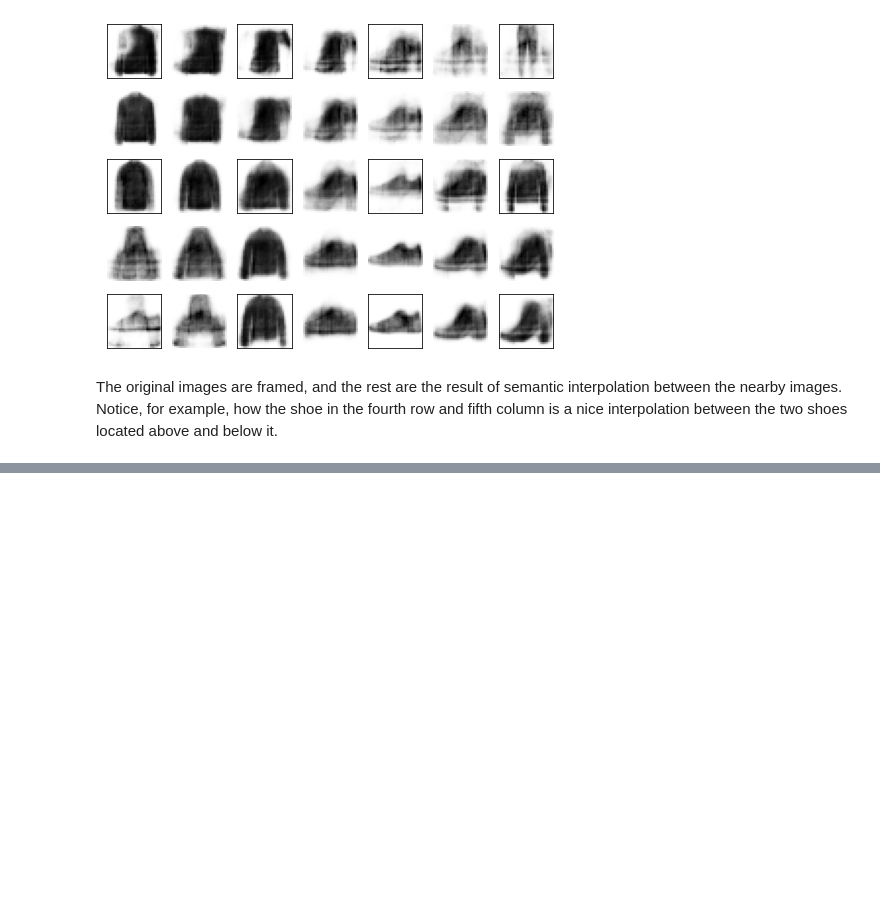
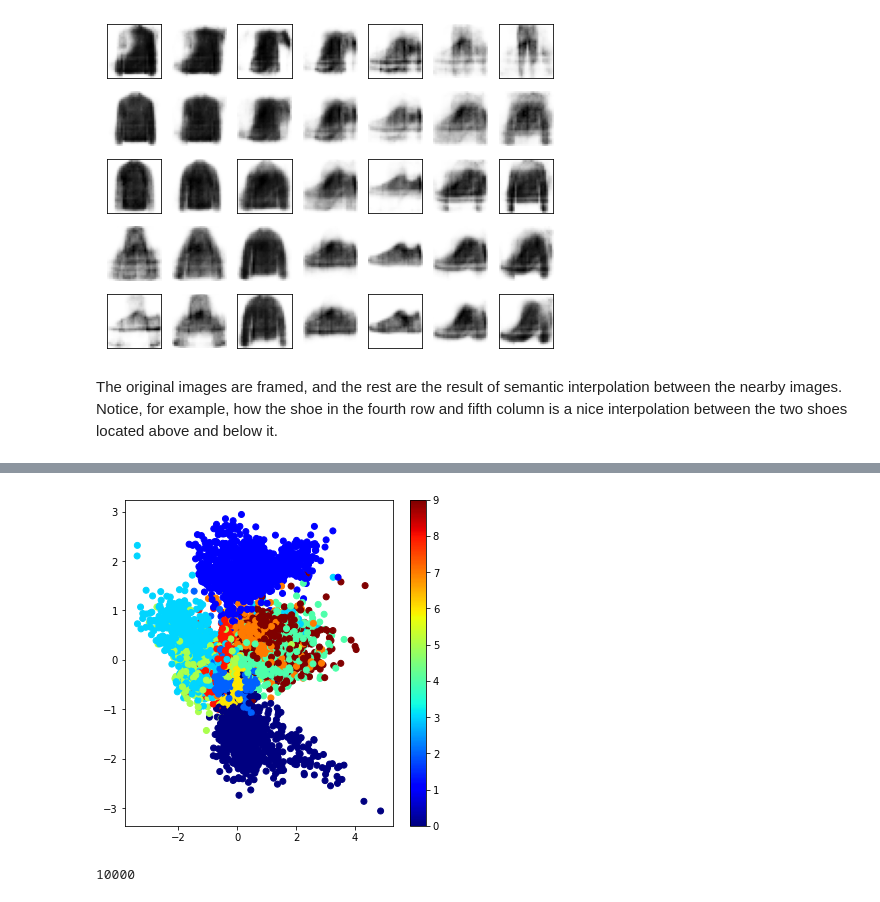
Before and after one commit to nv-hiep/Autoencoders, a Jupyter notebook: Autoencoders_all.ipynb, the cells around one changed output, grey strips where cells are left out. Drawn from its saved outputs; the diff is of its cells as text; code cells hidden in the pictures; blank space fills up the shorter version.

```diff
--- a/Autoencoders_all.ipynb
+++ b/Autoencoders_all.ipynb
@@ -1113,0 +1182,15 @@ The original images are framed, and the rest are the result of semantic interpol
+# %%
+tf.random.set_seed(42)
+np.random.seed(42)
+
+original_dim = 28 * 28
+intermediate_dim = 64
+latent_dim = 2
+
+inputs = Input(shape=(original_dim,))
+h = Dense(intermediate_dim, activation='relu')(inputs)
+
+# Coding mean
+z_mean = Dense(latent_dim)(h)
+# Coding sigma
+z_log_sigma = Dense(latent_dim)(h)
@@ -1113,0 +1199,10 @@ The original images are framed, and the rest are the result of semantic interpol
+# %%
+def sampling(args):
+  z_mean, z_log_sigma = args
+  epsilon = K.random_normal(shape=(K.shape(z_mean)[0], latent_dim), mean=0., stddev=0.1)
+  return z_mean + K.exp(z_log_sigma) * epsilon
+
+z = Lambda(sampling)([z_mean, z_log_sigma])
+# %%
+# Create encoder
+encoder = Model(inputs, [z_mean, z_log_sigma, z], name='encoder')
@@ -1113,0 +1345,4 @@ The original images are framed, and the rest are the result of semantic interpol
+# %%
+# Predict using X_test
+batch_size = 32
+x_test_encoded = encoder.predict(x_test, batch_size=batch_size)
@@ -1113,0 +1369,8 @@ The original images are framed, and the rest are the result of semantic interpol
+# %%
+x_test_encoded = x_test_encoded[0]
+plt.figure(figsize=(6, 6))
+plt.scatter(x_test_encoded[:, 0], x_test_encoded[:, 1], c=y_test, cmap='jet')
+plt.colorbar()
+plt.show()
+# %% [output]
+[figure, added]
@@ -1113,0 +1381,4 @@ The original images are framed, and the rest are the result of semantic interpol
+# %%
+len( x_test_encoded )
+# %% [output]
+10000
```
Also changed, not shown: parts of 38 cells of this notebook.
